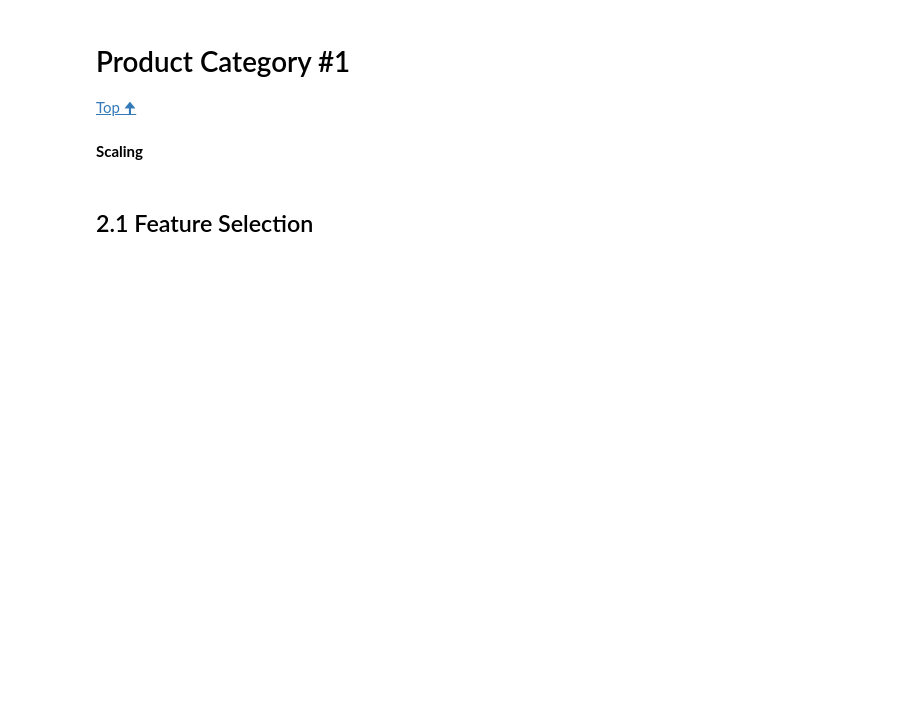
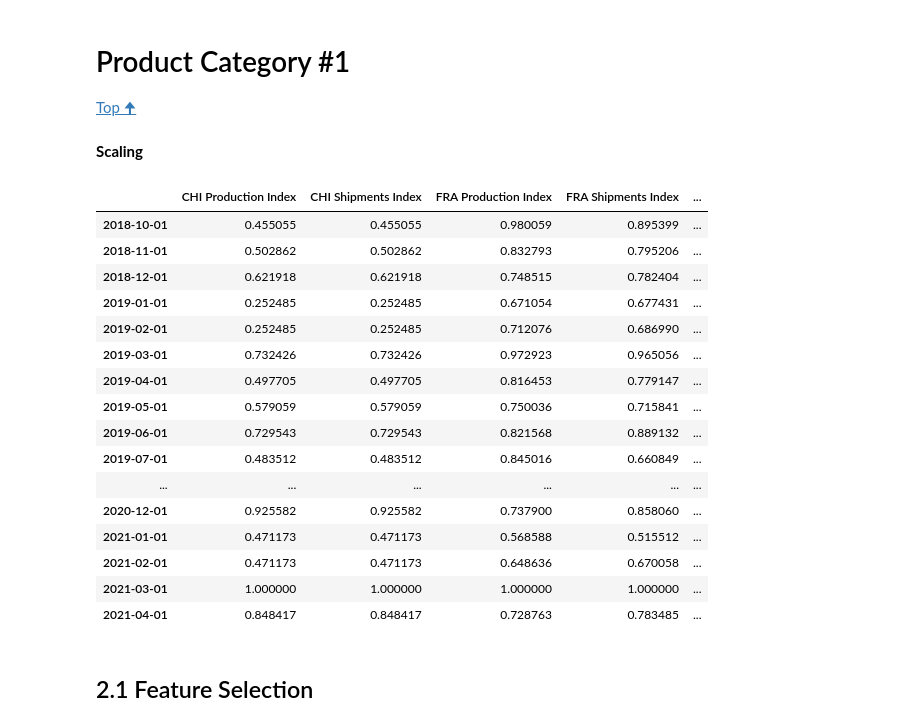
Before and after one commit to MGN19/Siemens-forecast, a Jupyter notebook: 02_FS_&_Modeling.ipynb, the cells around one changed output. Cells and saved outputs as stored; diff of their text form; code cells hidden in the pictures; blank space fills up the shorter version.

```diff
--- a/02_FS_&_Modeling.ipynb
+++ b/02_FS_&_Modeling.ipynb
@@ -114,5 +90,25 @@ datasets = [X_train, X_val, y_train_1, y_val_1]
 X_train_scaled, X_val_scaled = fs.scale_data(X_train,
                                           X_val,
                                           scaler_type='minmax')
+# %%
+X_train_scaled
+# %% [output]
+|  | CHI Production Index | CHI Shipments Index | FRA Production Index | FRA Shipments Index | ... |
+| 2018-10-01 | 0.455055 | 0.455055 | 0.980059 | 0.895399 | ... |
+| 2018-11-01 | 0.502862 | 0.502862 | 0.832793 | 0.795206 | ... |
+| 2018-12-01 | 0.621918 | 0.621918 | 0.748515 | 0.782404 | ... |
+| 2019-01-01 | 0.252485 | 0.252485 | 0.671054 | 0.677431 | ... |
+| 2019-02-01 | 0.252485 | 0.252485 | 0.712076 | 0.686990 | ... |
+| 2019-03-01 | 0.732426 | 0.732426 | 0.972923 | 0.965056 | ... |
+| 2019-04-01 | 0.497705 | 0.497705 | 0.816453 | 0.779147 | ... |
+| 2019-05-01 | 0.579059 | 0.579059 | 0.750036 | 0.715841 | ... |
+| 2019-06-01 | 0.729543 | 0.729543 | 0.821568 | 0.889132 | ... |
+| 2019-07-01 | 0.483512 | 0.483512 | 0.845016 | 0.660849 | ... |
+| ... | ... | ... | ... | ... | ... |
+| 2020-12-01 | 0.925582 | 0.925582 | 0.737900 | 0.858060 | ... |
+| 2021-01-01 | 0.471173 | 0.471173 | 0.568588 | 0.515512 | ... |
+| 2021-02-01 | 0.471173 | 0.471173 | 0.648636 | 0.670058 | ... |
+| 2021-03-01 | 1.000000 | 1.000000 | 1.000000 | 1.000000 | ... |
+| 2021-04-01 | 0.848417 | 0.848417 | 0.728763 | 0.783485 | ... |
 # %% [markdown]
 ## 2.1 Feature Selection
```
Also changed, not shown: parts of 10 cells of this notebook, 58 other files.
